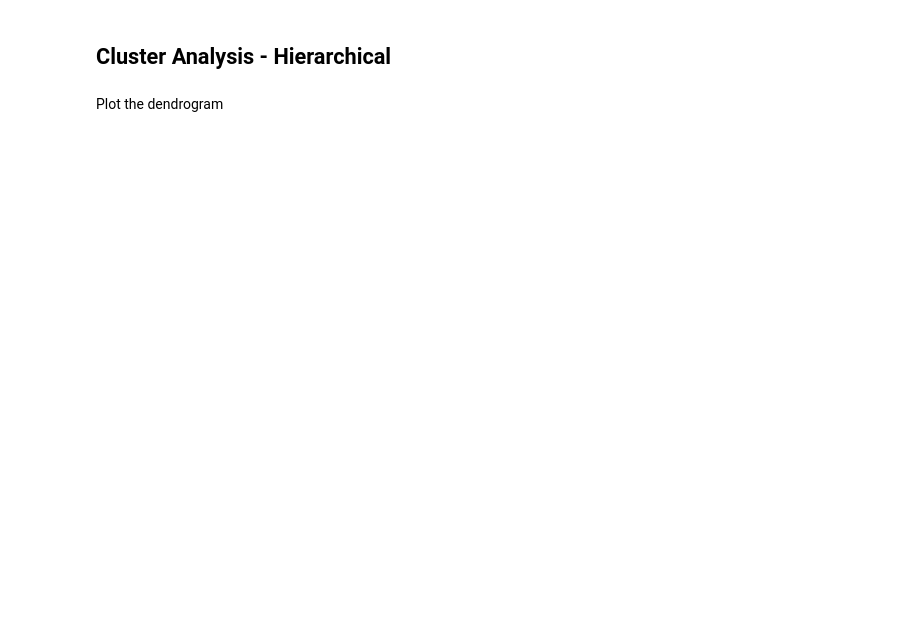
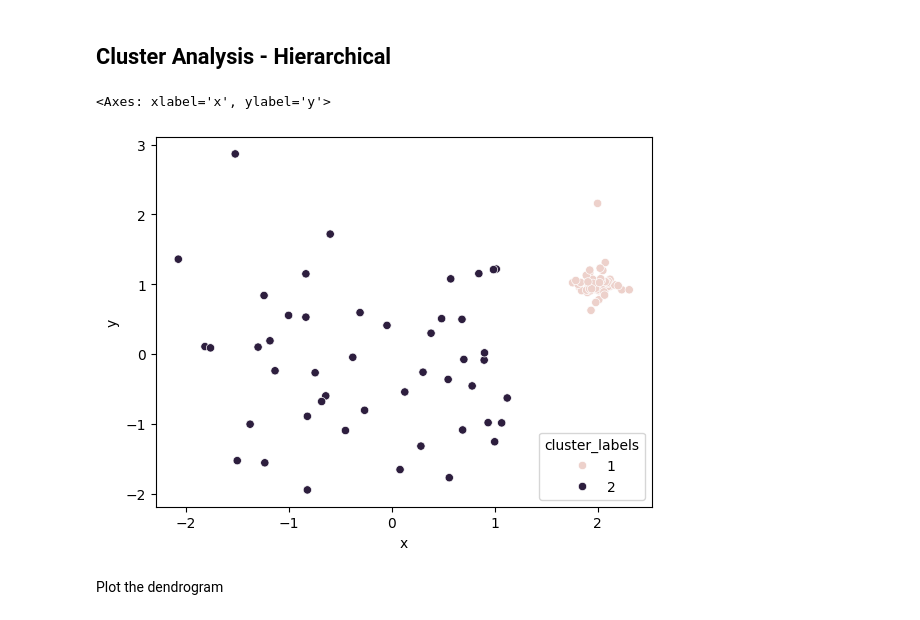
Before and after one commit to christinabrnn/Python-Study, a Jupyter notebook: BA820/Clustering_Synthetic_Data_unsolved.ipynb, the cells around one changed output. Cells and saved outputs as stored; diff of their text form; code cells hidden in the pictures; blank space fills up the shorter version.

```diff
--- a/BA820/Clustering_Synthetic_Data_unsolved.ipynb
+++ b/BA820/Clustering_Synthetic_Data_unsolved.ipynb
@@ -33,12 +33,15 @@ df.plot.scatter(x='x', y='y')
 # %%
 from scipy.cluster.hierarchy import linkage, fcluster
 
 n_clusters = 2
 
-Z =
-df['cluster_labels'] =
+Z =linkage(df, method = 'ward')
+df['cluster_labels'] = fcluster(Z, n_clusters, criterion = 'maxclust')
 
-sns.scatterplot(df, )
+sns.scatterplot(df, x = 'x', y = 'y', hue = 'cluster_labels')
+# %% [output]
+<Axes: xlabel='x', ylabel='y'>
+[figure, added]
 # %% [markdown]
 Plot the dendrogram
 # %%
```
Also changed, not shown: parts of 18 cells of this notebook.
